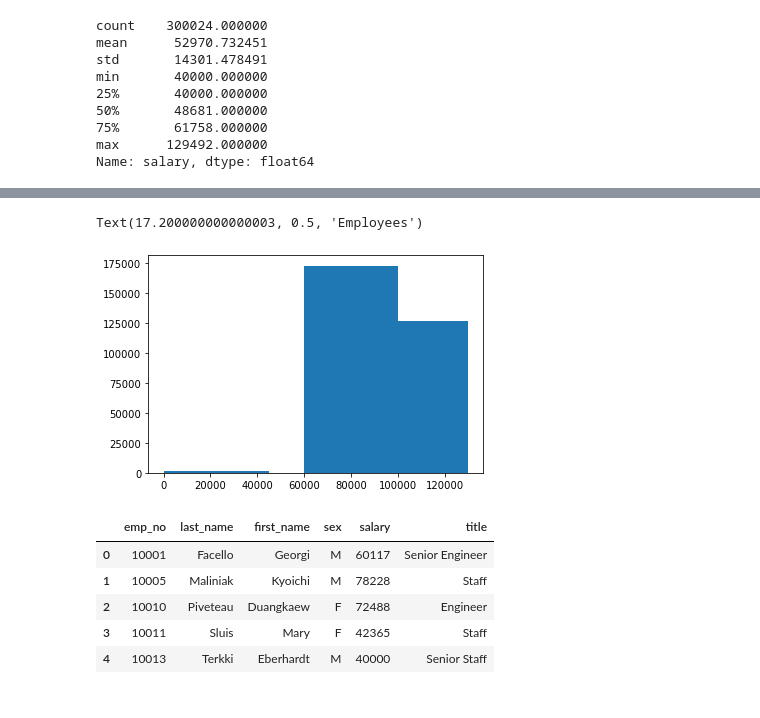
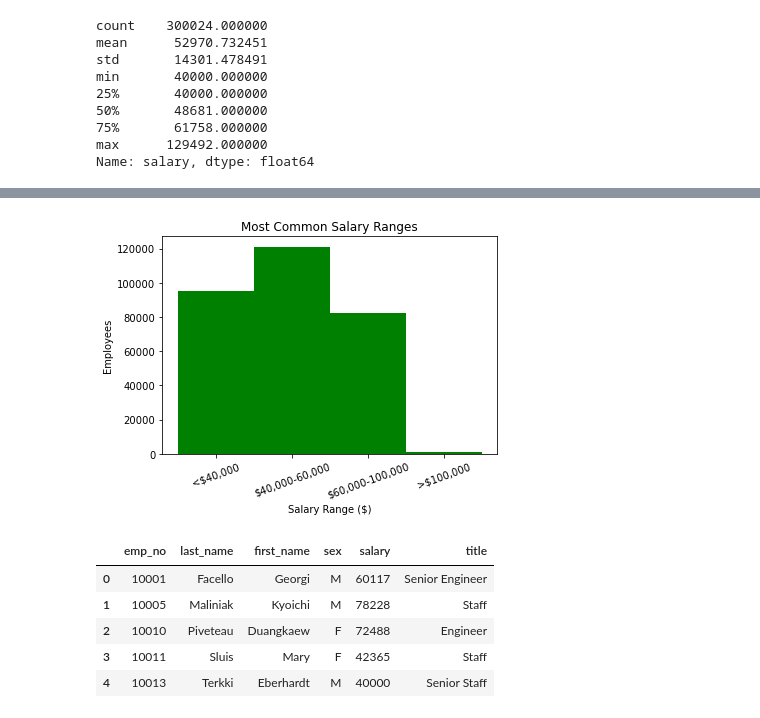
Before and after one commit to bmilne64/Employee-Data-Inquiry, a Jupyter notebook: EmployeeSQL/Employee Database Bonus .ipynb, the cells around one changed output, grey strips where cells are left out. Cells and saved outputs as stored; diff of their text form; code cells hidden in the pictures.

```diff
--- a/EmployeeSQL/Employee Database Bonus .ipynb
+++ b/EmployeeSQL/Employee Database Bonus .ipynb
@@ -79,17 +79,25 @@ $45,000-60,000      90112
 $60,000-100,000     82348
 >$100,000            1287
 Name: salary, dtype: int64
-# %%
-hist = plt.hist(sal_sort, bins=salary_bins, weights=sal_sort)
-
-#create xaxis label
-ax1.set_xlabel('Salary Range')
-
-#create yaxis label
-ax1.set_ylabel('Employees')
-# %% [output]
-Text(17.200000000000003, 0.5, 'Employees')
-[figure, removed]
+# %%
+hist = plt.bar(sal_sort.index, sal_sort.values, color= "green", width=1, alpha=1, align="center")
+#create xaxis label
+plt.xlabel('Salary Range ($)')
+
+#create yaxis label
+plt.ylabel('Employees')
+
+#plt.xticks(salary_bins)
+
+plt.title('Most Common Salary Ranges')
+
+#rotate xticks to fit lables
+plt.xticks(rotation = 20)
+
+#show graph
+plt.show()
+# %% [output]
+[figure, added]
 # %%
 #create title df from postgres query
 title_df = pd.read_sql('Select e.emp_no, e.last_name, e.first_name, e.sex, s.salary, t.title from "Employees" as e Join "Salaries" as s on e.emp_no = s.emp_no Join "Titles" as t on e.emp_title_id = t.title_id', connection)
```
Also changed, not shown: parts of 2 cells of this notebook, 2 other files.
